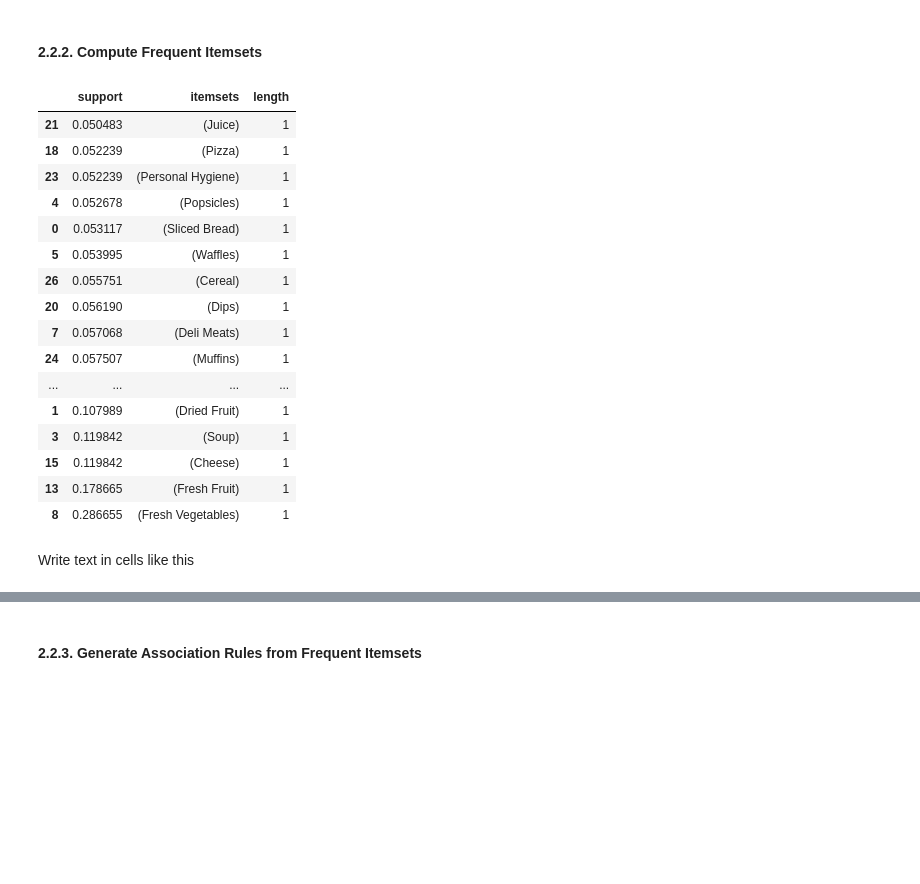
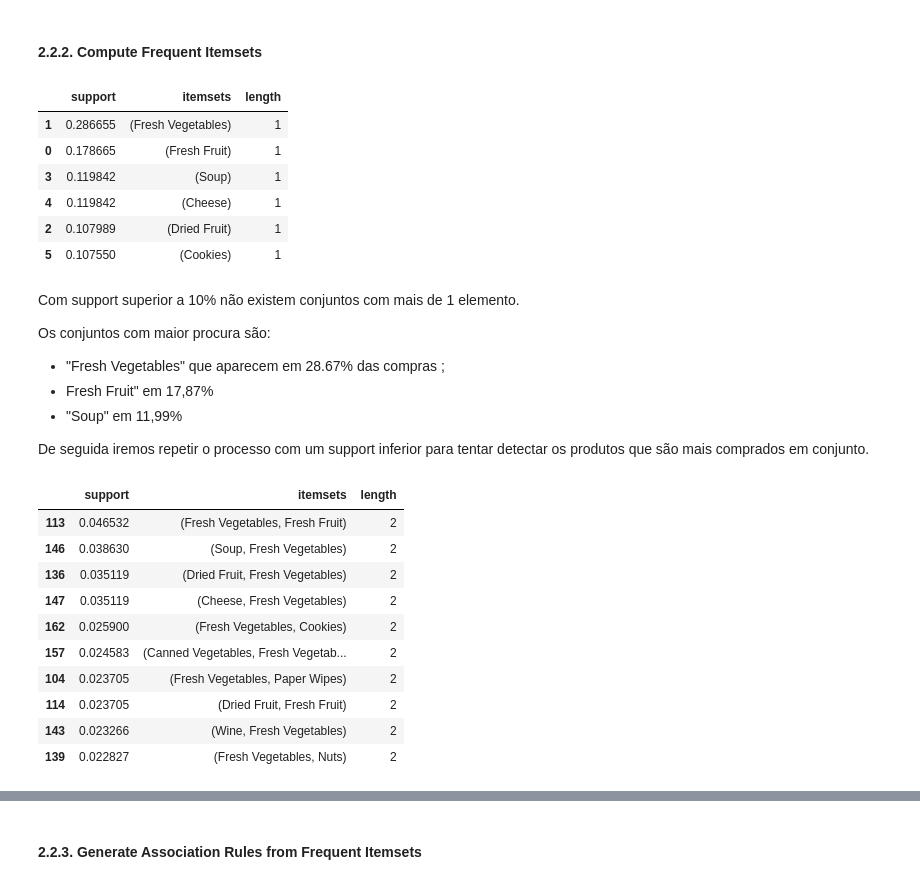
Before and after one commit to miguelaf24/PD, a Jupyter notebook: PD_201920_Project.ipynb, the cells around one changed output, grey strips where cells are left out. Saved outputs shown, nothing was run; the diff lists cells and outputs as text; code cells hidden in the pictures; blank space fills up the shorter version.

```diff
--- a/PD_201920_Project.ipynb
+++ b/PD_201920_Project.ipynb
@@ -529,25 +519,38 @@ Nº de Items: 102
 # %% [markdown]
 #### 2.2.2. Compute Frequent Itemsets
 # %%
-frequent_itemset = frequent_itemsets(small_df_ohe,0.05)
-frequent_itemset.sort_values(by='support')
+frequent_itemset = frequent_itemsets(small_df_ohe,0.1)
+frequent_itemset.sort_values(by=['length','support'], ascending = False).head(10)
 # %% [output]
 |  | support | itemsets | length |
-| 21 | 0.050483 | (Juice) | 1 |
-| 18 | 0.052239 | (Pizza) | 1 |
-| 23 | 0.052239 | (Personal Hygiene) | 1 |
-| 4 | 0.052678 | (Popsicles) | 1 |
-| 0 | 0.053117 | (Sliced Bread) | 1 |
-| 5 | 0.053995 | (Waffles) | 1 |
-| 26 | 0.055751 | (Cereal) | 1 |
-| 20 | 0.056190 | (Dips) | 1 |
-| 7 | 0.057068 | (Deli Meats) | 1 |
-| 24 | 0.057507 | (Muffins) | 1 |
-| ... | ... | ... | ... |
-| 1 | 0.107989 | (Dried Fruit) | 1 |
+| 1 | 0.286655 | (Fresh Vegetables) | 1 |
+| 0 | 0.178665 | (Fresh Fruit) | 1 |
 | 3 | 0.119842 | (Soup) | 1 |
-| 15 | 0.119842 | (Cheese) | 1 |
-| 13 | 0.178665 | (Fresh Fruit) | 1 |
-| 8 | 0.286655 | (Fresh Vegetables) | 1 |
+| 4 | 0.119842 | (Cheese) | 1 |
+| 2 | 0.107989 | (Dried Fruit) | 1 |
+| 5 | 0.107550 | (Cookies) | 1 |
-# %% [markdown]
-Write text in cells like this
+# %% [markdown]
+Com support superior a 10% não existem conjuntos com mais de 1 elemento.
+
+Os conjuntos com maior procura são:
+
+- "Fresh Vegetables" que aparecem em 28.67% das compras ;
+- Fresh Fruit" em 17,87%
+- "Soup" em 11,99%
+
+De seguida iremos repetir o processo com um support inferior para tentar detectar os produtos que são mais comprados em conjunto.
+# %%
+frequent_itemset = frequent_itemsets(small_df_ohe,0.01)
+frequent_itemset.sort_values(by=['length','support'], ascending = False).head(10)
+# %% [output]
+|  | support | itemsets | length |
+| 113 | 0.046532 | (Fresh Vegetables, Fresh Fruit) | 2 |
+| 146 | 0.038630 | (Soup, Fresh Vegetables) | 2 |
+| 136 | 0.035119 | (Dried Fruit, Fresh Vegetables) | 2 |
+| 147 | 0.035119 | (Cheese, Fresh Vegetables) | 2 |
+| 162 | 0.025900 | (Fresh Vegetables, Cookies) | 2 |
+| 157 | 0.024583 | (Canned Vegetables, Fresh Vegetab... | 2 |
+| 104 | 0.023705 | (Fresh Vegetables, Paper Wipes) | 2 |
+| 114 | 0.023705 | (Dried Fruit, Fresh Fruit) | 2 |
+| 143 | 0.023266 | (Wine, Fresh Vegetables) | 2 |
+| 139 | 0.022827 | (Fresh Vegetables, Nuts) | 2 |
```
Also changed, not shown: parts of 31 cells of this notebook.
